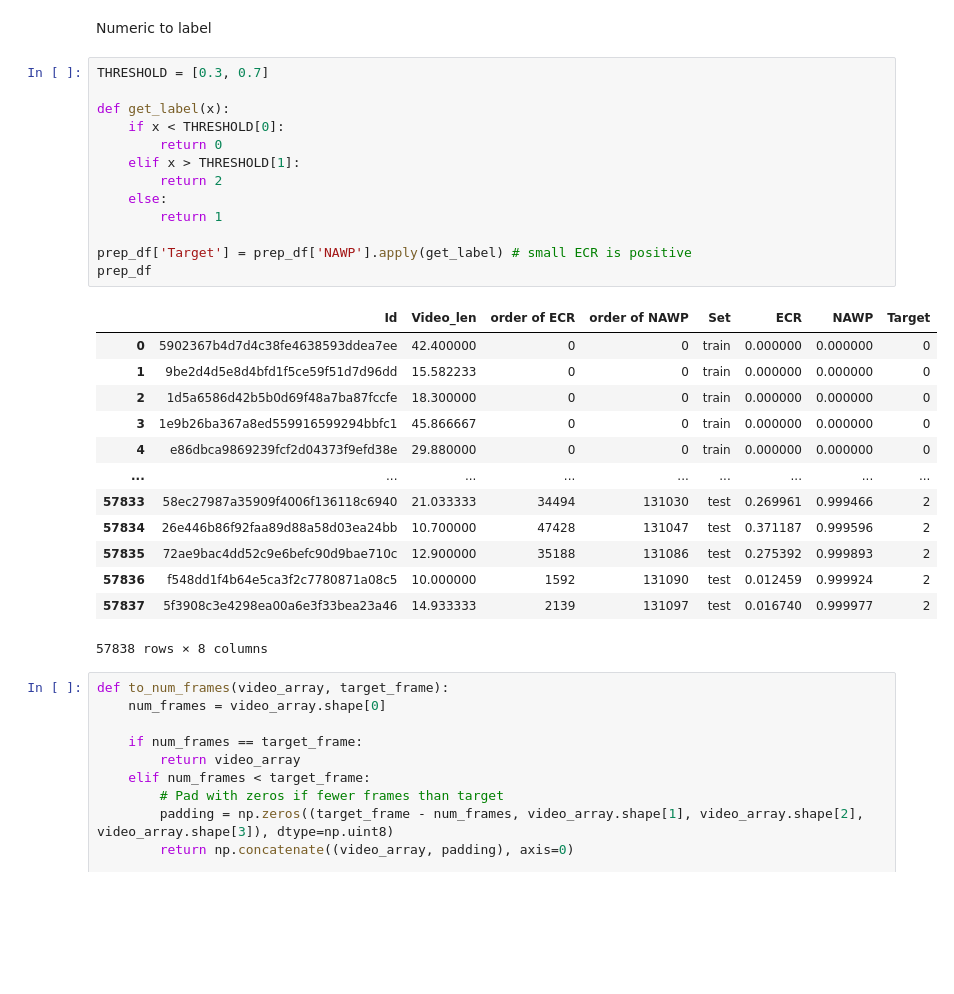
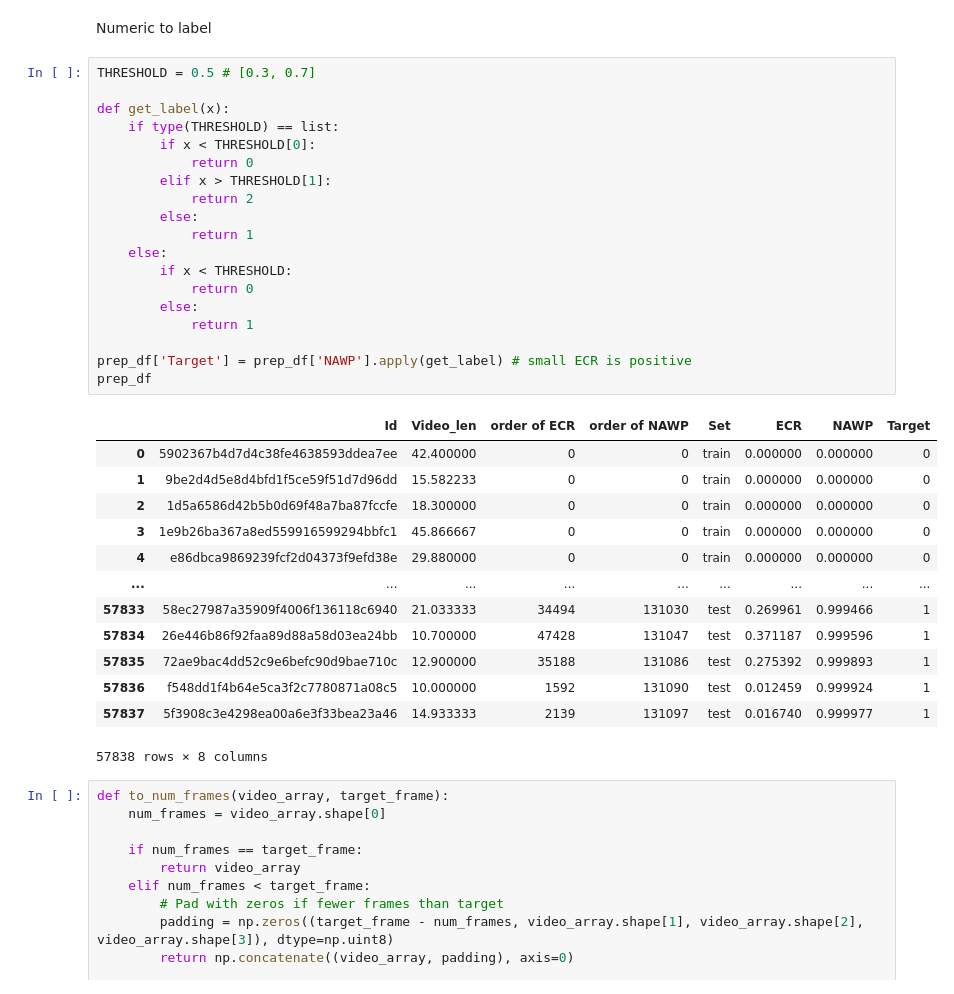
Before and after one commit to knightstark7/XAI-4-YoutubeEngagement, a Jupyter notebook: labo_training.ipynb, the cells around one changed output. Saved outputs shown, nothing was run; the diff lists cells and outputs as text; blank space fills up the shorter version.

```diff
--- a/labo_training.ipynb
+++ b/labo_training.ipynb
@@ -252,31 +252,37 @@ Loaded Audio Shape: (213252,)
 # %% [markdown]
 Numeric to label
 # %%
-THRESHOLD = [0.3, 0.7]
+THRESHOLD = 0.5 # [0.3, 0.7]
 
 def get_label(x):
-    if x < THRESHOLD[0]:
-        return 0
-    elif x > THRESHOLD[1]:
-        return 2
+    if type(THRESHOLD) == list:
+        if x < THRESHOLD[0]:
+            return 0
+        elif x > THRESHOLD[1]:
+            return 2
+        else:
+            return 1
     else:
-        return 1
+        if x < THRESHOLD:
+            return 0
+        else:
+            return 1
 
 prep_df['Target'] = prep_df['NAWP'].apply(get_label) # small ECR is positive
 prep_df
 # %% [output]
 |  | Id | Video_len | order of ECR | order of NAWP | Set | ECR | NAWP | Target |
 | 0 | 5902367b4d7d4c38fe4638593ddea7ee | 42.400000 | 0 | 0 | train | 0.000000 | 0.000000 | 0 |
 | 1 | 9be2d4d5e8d4bfd1f5ce59f51d7d96dd | 15.582233 | 0 | 0 | train | 0.000000 | 0.000000 | 0 |
 | 2 | 1d5a6586d42b5b0d69f48a7ba87fccfe | 18.300000 | 0 | 0 | train | 0.000000 | 0.000000 | 0 |
 | 3 | 1e9b26ba367a8ed559916599294bbfc1 | 45.866667 | 0 | 0 | train | 0.000000 | 0.000000 | 0 |
 | 4 | e86dbca9869239fcf2d04373f9efd38e | 29.880000 | 0 | 0 | train | 0.000000 | 0.000000 | 0 |
 | ... | ... | ... | ... | ... | ... | ... | ... | ... |
-| 57833 | 58ec27987a35909f4006f136118c6940 | 21.033333 | 34494 | 131030 | test | 0.269961 | 0.999466 | 2 |
-| 57834 | 26e446b86f92faa89d88a58d03ea24bb | 10.700000 | 47428 | 131047 | test | 0.371187 | 0.999596 | 2 |
-| 57835 | 72ae9bac4dd52c9e6befc90d9bae710c | 12.900000 | 35188 | 131086 | test | 0.275392 | 0.999893 | 2 |
-| 57836 | f548dd1f4b64e5ca3f2c7780871a08c5 | 10.000000 | 1592 | 131090 | test | 0.012459 | 0.999924 | 2 |
-| 57837 | 5f3908c3e4298ea00a6e3f33bea23a46 | 14.933333 | 2139 | 131097 | test | 0.016740 | 0.999977 | 2 |
+| 57833 | 58ec27987a35909f4006f136118c6940 | 21.033333 | 34494 | 131030 | test | 0.269961 | 0.999466 | 1 |
+| 57834 | 26e446b86f92faa89d88a58d03ea24bb | 10.700000 | 47428 | 131047 | test | 0.371187 | 0.999596 | 1 |
+| 57835 | 72ae9bac4dd52c9e6befc90d9bae710c | 12.900000 | 35188 | 131086 | test | 0.275392 | 0.999893 | 1 |
+| 57836 | f548dd1f4b64e5ca3f2c7780871a08c5 | 10.000000 | 1592 | 131090 | test | 0.012459 | 0.999924 | 1 |
+| 57837 | 5f3908c3e4298ea00a6e3f33bea23a46 | 14.933333 | 2139 | 131097 | test | 0.016740 | 0.999977 | 1 |
 57838 rows × 8 columns
 # %%
 def to_num_frames(video_array, target_frame):
```
Also changed, not shown: parts of 18 cells of this notebook, 1 other file.
